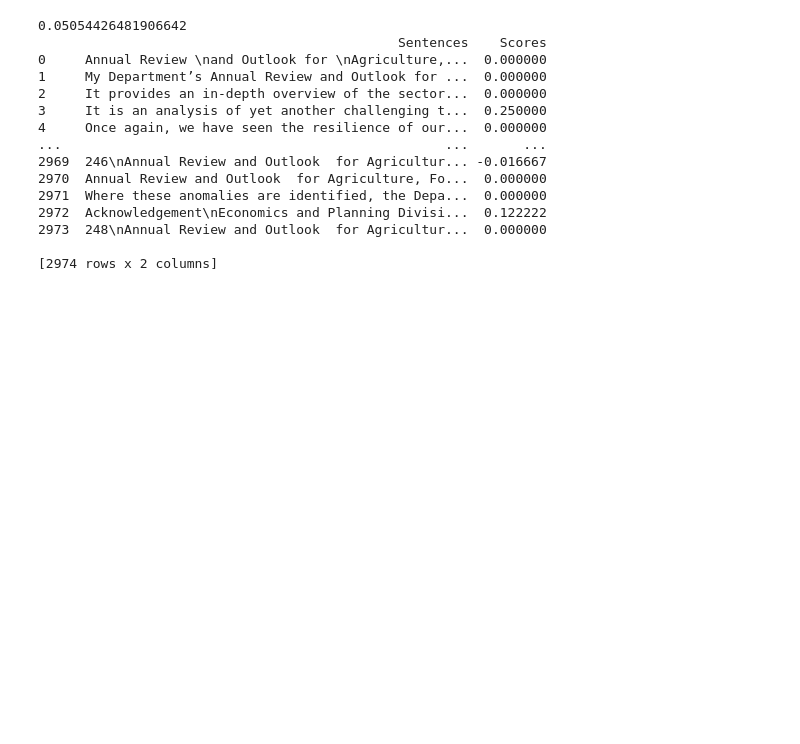
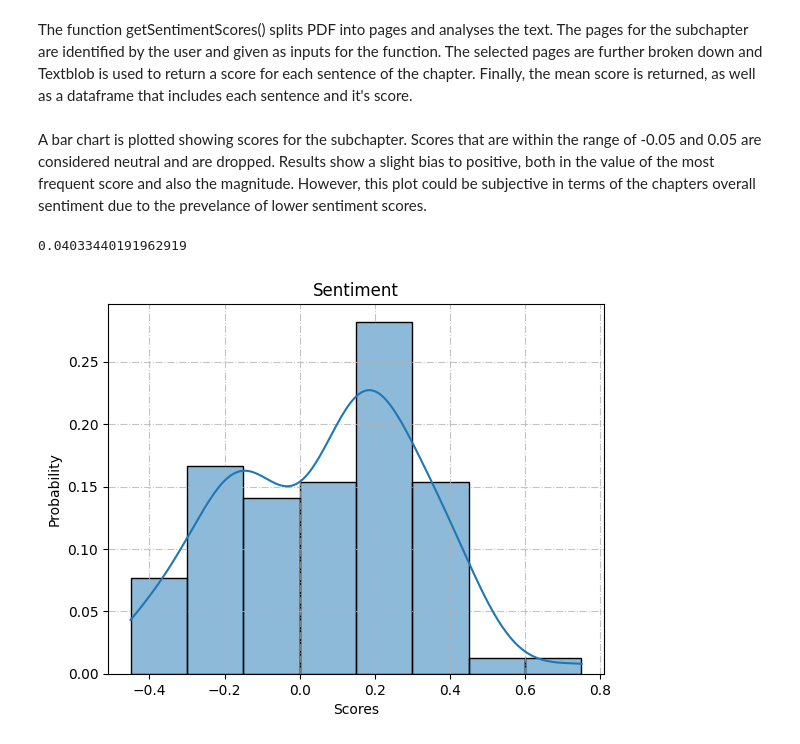
Before and after one commit to ConorD-CCT/CA2_repos, a Jupyter notebook: Sentiment Analysis.ipynb, the cells around one changed output. Saved outputs shown, nothing was run; the diff lists cells and outputs as text; code cells hidden in the pictures; blank space fills up the shorter version.

```diff
--- a/Sentiment Analysis.ipynb
+++ b/Sentiment Analysis.ipynb
@@ -27,51 +12,59 @@ Overall sentiment of the document: 0.00497832
+# %% [markdown]
+The function getSentimentScores() splits PDF into pages and analyses the text. The pages for the subchapter are identified by the user and given as inputs for the function. The selected pages are further broken down and Textblob is used to return a score for each sentence of the chapter. Finally, the mean score is returned, as well as a dataframe that includes each sentence and it's score.
 # %%
-import io
-import re
-import nltk
-import textblob
-import PyPDF2
-import statistics
-import pandas as pd
-
-def get_sentiment_scores(pdf_path):
+def getSentimentScores(pdf_path, startPage, stopPage):
   # Open the PDF file and extract the text
   with open(pdf_path, 'rb') as f:
     pdf_reader = PyPDF2.PdfReader(f)
     text = ""
-    for page in range(len(pdf_reader.pages)):
+    #for page in range(len(pdf_reader.pages)):
+    for page in range(startPage,stopPage):
       text += pdf_reader.pages[page].extract_text()
 
   # Split the text into sentences
   sent_detector = nltk.data.load('tokenizers/punkt/english.pickle')
   sentences = sent_detector.tokenize(text)
 
+  # Remove stopwords from the sentences
+  stopwords = nltk.corpus.stopwords.words('english')
+  # stopwords = ['the','of','a','or','at','in','for']
+
+  filtered_sentences = []
+  for sentence in sentences:
+    words = nltk.word_tokenize(sentence)
+    filtered_words = [word for word in words if word.lower() not in stopwords]
+    filtered_sentence = " ".join(filtered_words)
+    filtered_sentences.append(filtered_sentence)
+
   # Get the sentiment scores for each sentence
   scores = []
   scoresDF = pd.DataFrame()
-  for sentence in sentences:
+  for sentence in filtered_sentences:
     sentiment = textblob.TextBlob(sentence).sentiment.polarity
     scores.append(sentiment)
-  scoresDF['Sentences'] = sentences
+  scoresDF['Sentences'] = filtered_sentences
   scoresDF['Scores'] = scores
 
 
   return statistics.mean(scores),scoresDF
 
-print(get_sentiment_scores('../CA2/Annual Review and Outlook for Agriculture, Food and the Marine 2022.pdf')[0])
-print(get_sentiment_scores('../CA2/Annual Review and Outlook for Agriculture, Food and the Marine 2022.pdf')[1])
+meanScores, df = getSentimentScores('../CA2/Annual Review and Outlook for Agriculture, Food and the Marine 2022.pdf',113,121)
-# %% [output]
-0.05054426481906642
-                                              Sentences    Scores
-0     Annual Review \nand Outlook for \nAgriculture,...  0.000000
-1     My Department’s Annual Review and Outlook for ...  0.000000
-2     It provides an in-depth overview of the sector...  0.000000
-3     It is an analysis of yet another challenging t...  0.250000
-4     Once again, we have seen the resilience of our...  0.000000
-...                                                 ...       ...
-2969  246\nAnnual Review and Outlook  for Agricultur... -0.016667
-2970  Annual Review and Outlook  for Agriculture, Fo...  0.000000
-2971  Where these anomalies are identified, the Depa...  0.000000
-2972  Acknowledgement\nEconomics and Planning Divisi...  0.122222
-2973  248\nAnnual Review and Outlook  for Agricultur...  0.000000
-
-[2974 rows x 2 columns]
+# %% [markdown]
+A bar chart is plotted showing scores for the subchapter. Scores that are within the range of -0.05 and 0.05 are considered neutral and are dropped. Results show a slight bias to positive, both in the value of the most frequent score and also the magnitude. However, this plot could be subjective in terms of the chapters overall sentiment due to the prevelance of lower sentiment scores.
+# %%
+# Average sentiment score
+print(meanScores)
+# %% [output]
+0.04033440191962919
+# %%
+dfdrop = df[(df['Scores'] < -0.05) | (df['Scores'] > 0.05) ]
+import matplotlib.pyplot as plt
+import seaborn as sns
+
+import statistics
+fig = plt.figure(1)
+ax = sns.histplot(dfdrop['Scores'], kde=True, stat='probability');
+ax.set_title('Sentiment')
+ax.grid(True, ls='-.', alpha=0.75)
+# %% [output]
+[figure, added]
```
Also changed, not shown: parts of 9 cells of this notebook, 15 other files.
